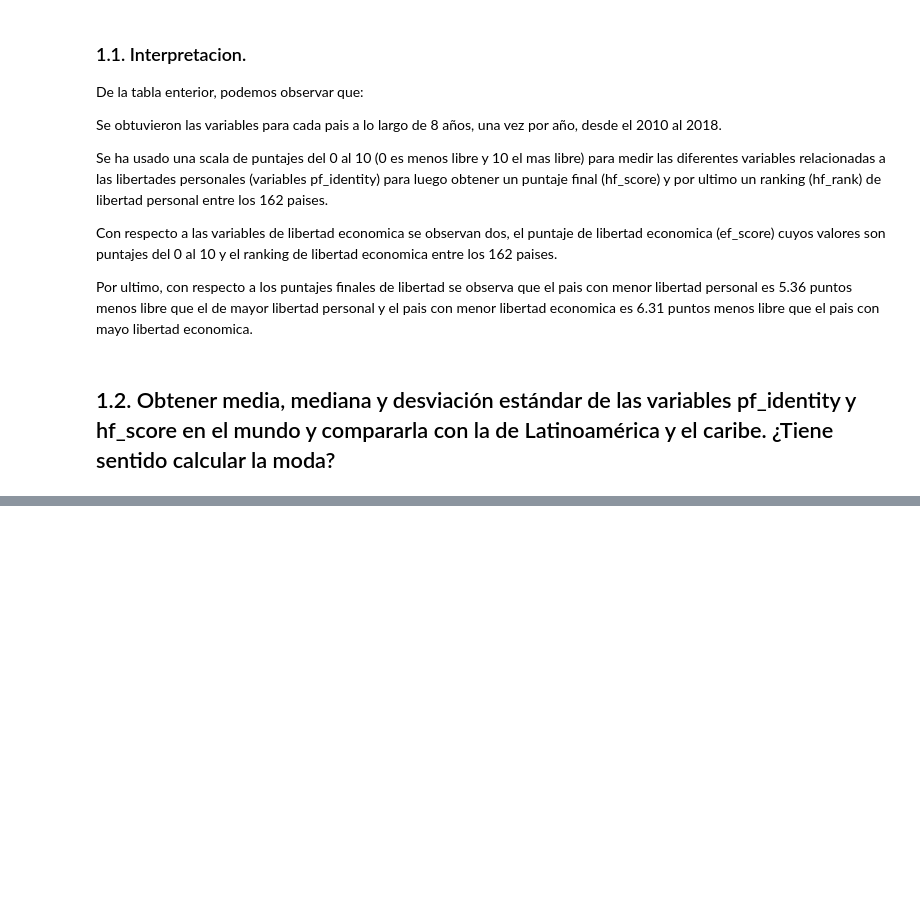
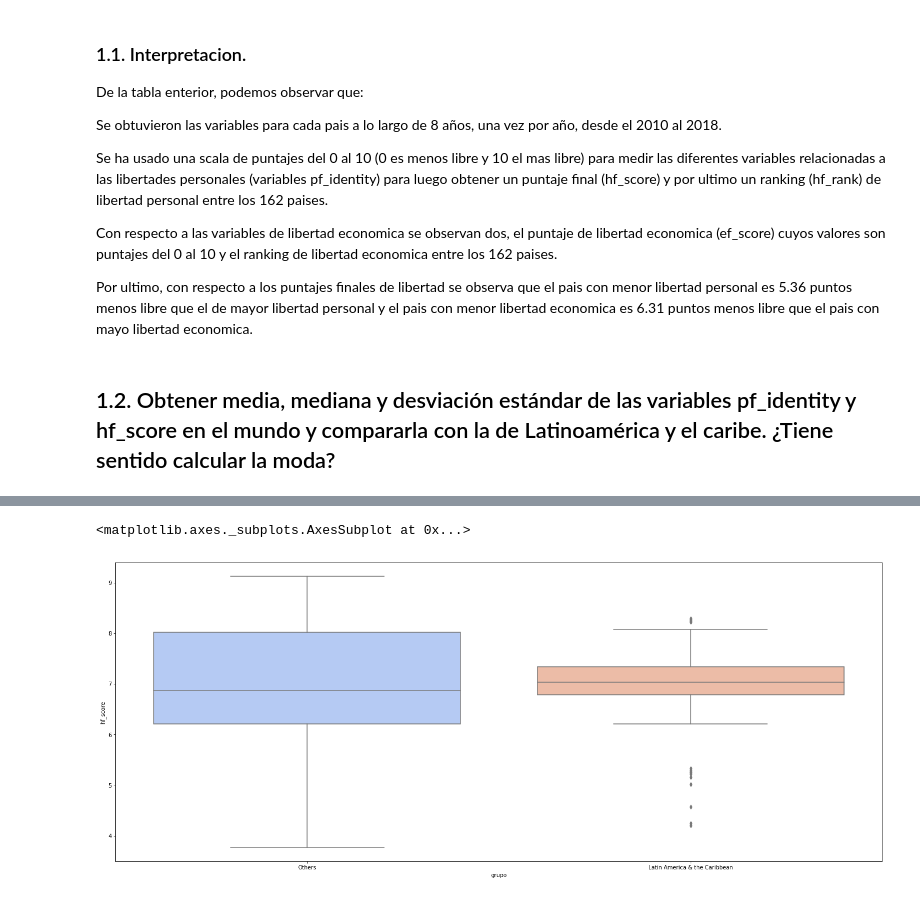
Before and after one commit to fpaludi/DiploDatos, a Jupyter notebook: practico1-demian-item-1.ipynb, the cells around one changed output, grey strips where cells are left out. Drawn from its saved outputs; the diff is of its cells as text; code cells hidden in the pictures; blank space fills up the shorter version.

```diff
--- a/practico1-demian-items-1-2.ipynb
+++ b/practico1-demian-item-1.ipynb
@@ -119,0 +237,7 @@ la_y_caribe_group
+# %%
+## Box plot para hf_score
+plt.figure(figsize=(25,10))
+seaborn.boxplot(x="grupo", y="hf_score", data=w_dataset, palette="coolwarm")
+# %% [output]
+<matplotlib.axes._subplots.AxesSubplot at 0x...>
+[figure, added]
```
Also changed, not shown: parts of 21 cells of this notebook.
